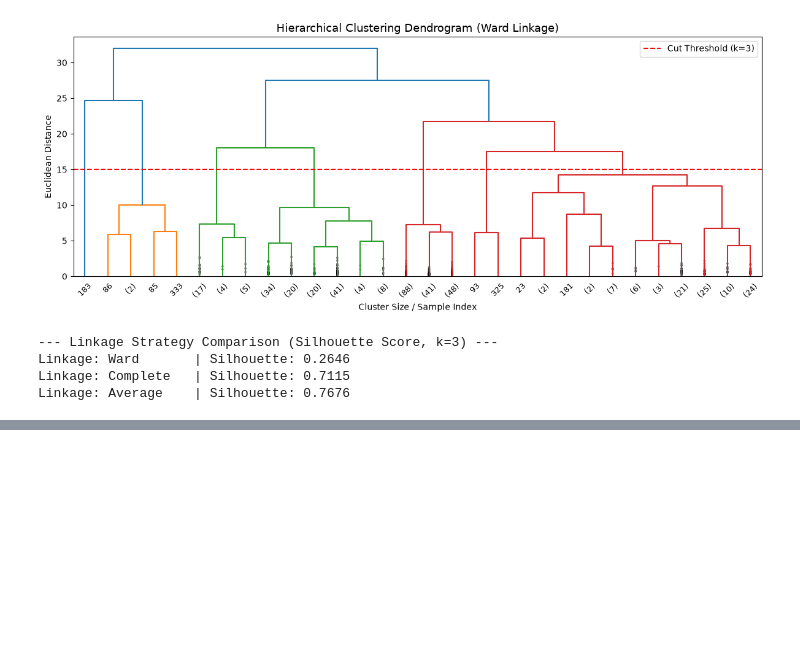
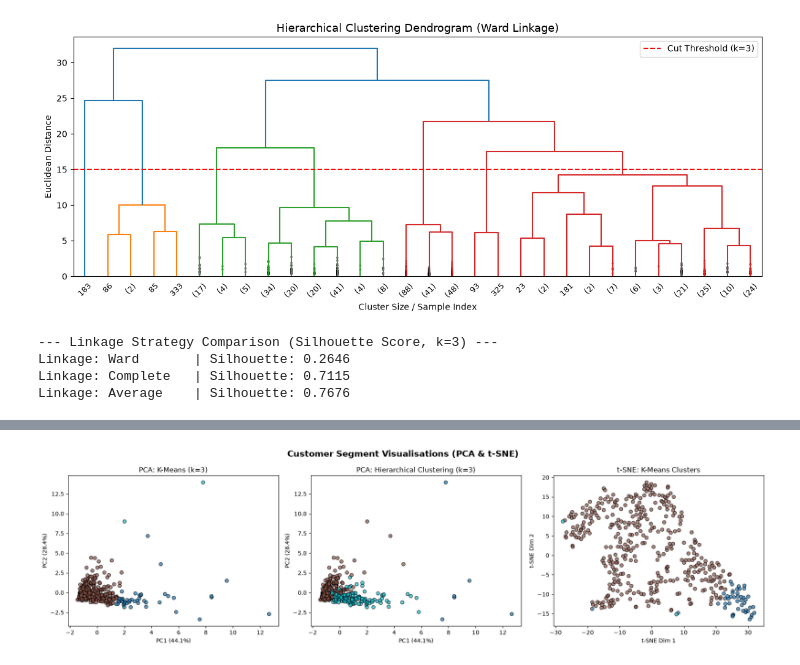
Before and after one commit to Aadhi-87/ML-Capstone-Project, a Jupyter notebook: notebooks/clustering.ipynb, the cells around one changed output, grey strips where cells are left out. Saved outputs shown, nothing was run; the diff lists cells and outputs as text; code cells hidden in the pictures; blank space fills up the shorter version.

```diff
--- a/notebooks/clustering.ipynb
+++ b/notebooks/clustering.ipynb
@@ -151,0 +155,37 @@ Linkage: Average    | Silhouette: 0.7676
+# %%
+# ==============================================================================
+# Cell 6: PCA and t-SNE Visualisations
+# ==============================================================================
+# 1. PCA Reduction to 2 Principal Components
+pca = PCA(n_components=2, random_state=42)
+X_pca = pca.fit_transform(X_scaled)
+
+# 2. t-SNE Non-Linear Projection
+tsne = TSNE(n_components=2, random_state=42, perplexity=30)
+X_tsne = tsne.fit_transform(X_scaled)
+
+fig, axes = plt.subplots(1, 3, figsize=(18, 5))
+
+# Plot A: PCA with K-Means
+scatter1 = axes[0].scatter(X_pca[:, 0], X_pca[:, 1], c=kmeans_labels, cmap='tab10', alpha=0.7, edgecolors='k')
+axes[0].set_title(f'PCA: K-Means (k={optimal_k})', fontsize=12)
+axes[0].set_xlabel(f'PC1 ({pca.explained_variance_ratio_[0]*100:.1f}%)')
+axes[0].set_ylabel(f'PC2 ({pca.explained_variance_ratio_[1]*100:.1f}%)')
+
+# Plot B: PCA with Hierarchical Clustering
+scatter2 = axes[1].scatter(X_pca[:, 0], X_pca[:, 1], c=hierarchical_labels, cmap='tab10', alpha=0.7, edgecolors='k')
+axes[1].set_title(f'PCA: Hierarchical Clustering (k={optimal_k})', fontsize=12)
+axes[1].set_xlabel(f'PC1 ({pca.explained_variance_ratio_[0]*100:.1f}%)')
+axes[1].set_ylabel(f'PC2 ({pca.explained_variance_ratio_[1]*100:.1f}%)')
+
+# Plot C: t-SNE with K-Means (Rubric Requirement)
+scatter3 = axes[2].scatter(X_tsne[:, 0], X_tsne[:, 1], c=kmeans_labels, cmap='tab10', alpha=0.7, edgecolors='k')
+axes[2].set_title(f't-SNE: K-Means Clusters', fontsize=12)
+axes[2].set_xlabel('t-SNE Dim 1')
+axes[2].set_ylabel('t-SNE Dim 2')
+
+plt.suptitle('Customer Segment Visualisations (PCA & t-SNE)', fontsize=15, fontweight='bold')
+plt.tight_layout()
+plt.show()
+# %% [output]
+[figure, added]
```
Also changed, not shown: parts of 3 cells of this notebook.
